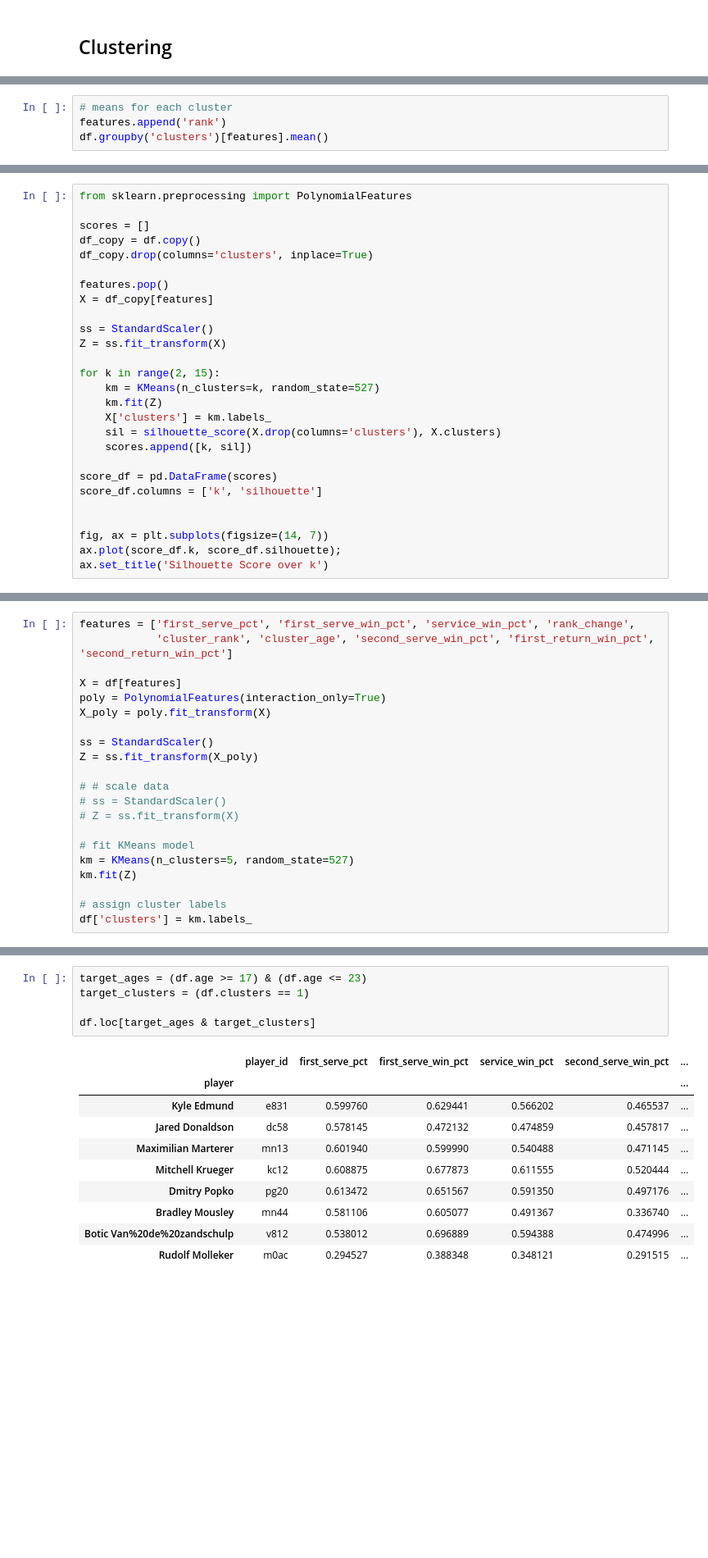
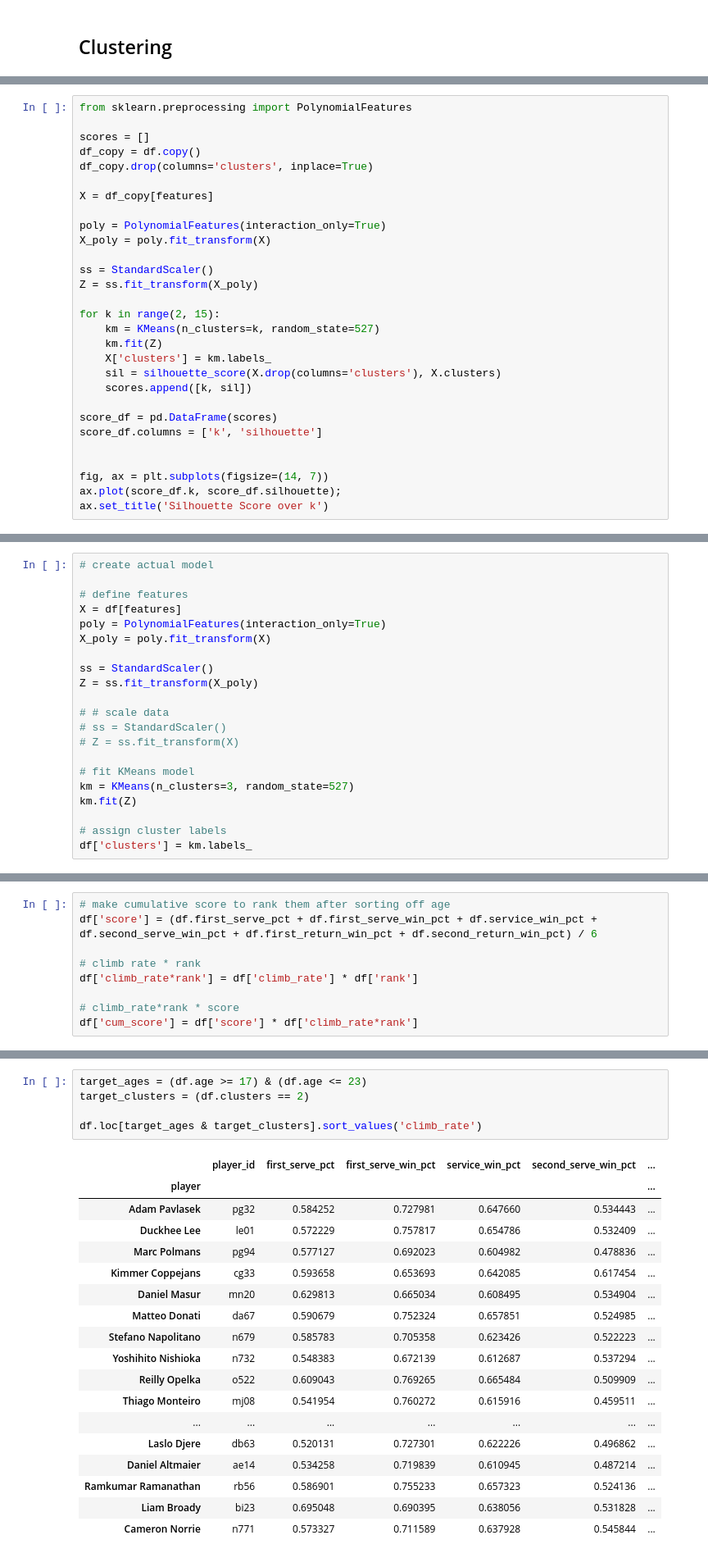
Before and after one commit to aidandom/Capstone, a Jupyter notebook: Capstone.ipynb, the cells around one changed output, grey strips where cells are left out. Shown at 82% size. Cells and saved outputs as stored; diff of their text form; blank space fills up the shorter version.

```diff
--- a/Capstone.ipynb
+++ b/Capstone.ipynb
@@ -730,4 +685,0 @@ df['clusters'] = km.labels_
-# %%
-# means for each cluster
-features.append('rank')
-df.groupby('clusters')[features].mean()
@@ -745,11 +690,13 @@ scores = []
 df_copy = df.copy()
 df_copy.drop(columns='clusters', inplace=True)
 
-features.pop()
 X = df_copy[features]
 
+poly = PolynomialFeatures(interaction_only=True)
+X_poly = poly.fit_transform(X)
+
 ss = StandardScaler()
-Z = ss.fit_transform(X)
+Z = ss.fit_transform(X_poly)
 
 for k in range(2, 15):
     km = KMeans(n_clusters=k, random_state=527)
@@ -807,7 +752,7 @@ score_df.sort_values('silhouette', ascending=False)
 # %%
-features = ['first_serve_pct', 'first_serve_win_pct', 'service_win_pct', 'rank_change',
-            'cluster_rank', 'cluster_age', 'second_serve_win_pct', 'first_return_win_pct', 'second_return_win_pct']
+# create actual model
 
+# define features
 X = df[features]
 poly = PolynomialFeatures(interaction_only=True)
 X_poly = poly.fit_transform(X)
@@ -820,7 +765,7 @@ Z = ss.fit_transform(X_poly)
 # Z = ss.fit_transform(X)
 
 # fit KMeans model
-km = KMeans(n_clusters=5, random_state=527)
+km = KMeans(n_clusters=3, random_state=527)
 km.fit(Z)
 
 # assign cluster labels
@@ -864,0 +803,9 @@ Name: Denis Shapovalov, dtype: object
+# %%
+# make cumulative score to rank them after sorting off age
+df['score'] = (df.first_serve_pct + df.first_serve_win_pct + df.service_win_pct + df.second_serve_win_pct + df.first_return_win_pct + df.second_return_win_pct) / 6
+
+# climb rate * rank
+df['climb_rate*rank'] = df['climb_rate'] * df['rank']
+
+# climb_rate*rank * score
+df['cum_score'] = df['score'] * df['climb_rate*rank']
@@ -865,19 +852,27 @@ Name: Denis Shapovalov, dtype: object
 # %%
 target_ages = (df.age >= 17) & (df.age <= 23)
-target_clusters = (df.clusters == 1)
+target_clusters = (df.clusters == 2)
 
-df.loc[target_ages & target_clusters]
+df.loc[target_ages & target_clusters].sort_values('climb_rate')
 # %% [output]
 |  | player_id | first_serve_pct | first_serve_win_pct | service_win_pct | second_serve_win_pct | ... |
 | player |  |  |  |  |  | ... |
-| Kyle Edmund | e831 | 0.599760 | 0.629441 | 0.566202 | 0.465537 | ... |
-| Jared Donaldson | dc58 | 0.578145 | 0.472132 | 0.474859 | 0.457817 | ... |
-| Maximilian Marterer | mn13 | 0.601940 | 0.599990 | 0.540488 | 0.471145 | ... |
-| Mitchell Krueger | kc12 | 0.608875 | 0.677873 | 0.611555 | 0.520444 | ... |
-| Dmitry Popko | pg20 | 0.613472 | 0.651567 | 0.591350 | 0.497176 | ... |
-| Bradley Mousley | mn44 | 0.581106 | 0.605077 | 0.491367 | 0.336740 | ... |
-| Botic Van%20de%20zandschulp | v812 | 0.538012 | 0.696889 | 0.594388 | 0.474996 | ... |
-| Rudolf Molleker | m0ac | 0.294527 | 0.388348 | 0.348121 | 0.291515 | ... |
+| Adam Pavlasek | pg32 | 0.584252 | 0.727981 | 0.647660 | 0.534443 | ... |
+| Duckhee Lee | le01 | 0.572229 | 0.757817 | 0.654786 | 0.532409 | ... |
+| Marc Polmans | pg94 | 0.577127 | 0.692023 | 0.604982 | 0.478836 | ... |
+| Kimmer Coppejans | cg33 | 0.593658 | 0.653693 | 0.642085 | 0.617454 | ... |
+| Daniel Masur | mn20 | 0.629813 | 0.665034 | 0.608495 | 0.534904 | ... |
+| Matteo Donati | da67 | 0.590679 | 0.752324 | 0.657851 | 0.524985 | ... |
+| Stefano Napolitano | n679 | 0.585783 | 0.705358 | 0.623426 | 0.522223 | ... |
+| Yoshihito Nishioka | n732 | 0.548383 | 0.672139 | 0.612687 | 0.537294 | ... |
+| Reilly Opelka | o522 | 0.609043 | 0.769265 | 0.665484 | 0.509909 | ... |
+| Thiago Monteiro | mj08 | 0.541954 | 0.760272 | 0.615916 | 0.459511 | ... |
+| ... | ... | ... | ... | ... | ... | ... |
+| Laslo Djere | db63 | 0.520131 | 0.727301 | 0.622226 | 0.496862 | ... |
+| Daniel Altmaier | ae14 | 0.534258 | 0.719839 | 0.610945 | 0.487214 | ... |
+| Ramkumar Ramanathan | rb56 | 0.586901 | 0.755233 | 0.657323 | 0.524136 | ... |
+| Liam Broady | bi23 | 0.695048 | 0.690395 | 0.638056 | 0.531828 | ... |
+| Cameron Norrie | n771 | 0.573327 | 0.711589 | 0.637928 | 0.545844 | ... |
 # %% [markdown]
 **Without using rank, rank_change, or age**
 - **trying without those variables since it seems that they have bigger influence than I'd want**
```
Also changed, not shown: parts of 32 cells of this notebook.
